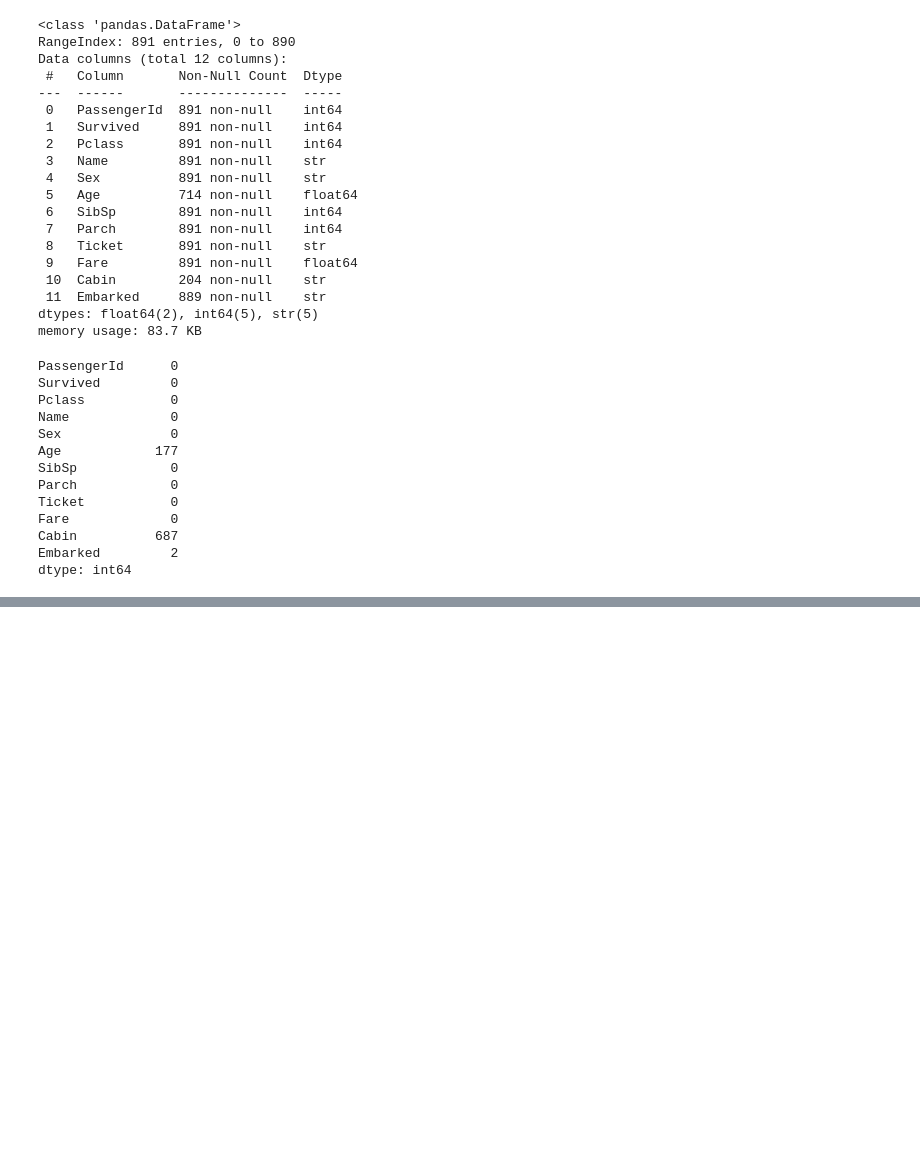
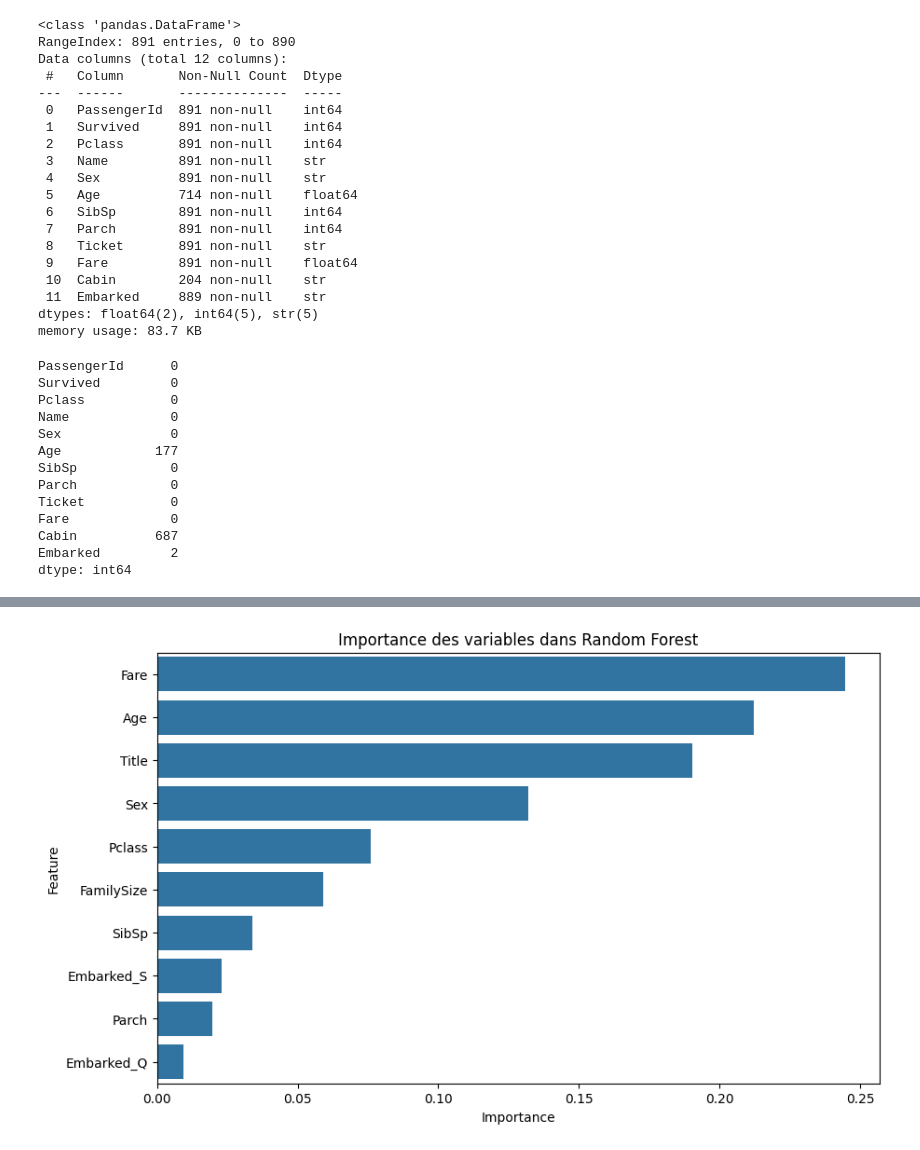
Before and after one commit to KurtGilmant/TitanicKaggle, a Jupyter notebook: Titanic_Project.ipynb, the cells around one changed output, grey strips where cells are left out. Saved outputs shown, nothing was run; the diff lists cells and outputs as text; code cells hidden in the pictures; blank space fills up the shorter version.

```diff
--- a/Titanic_Project.ipynb
+++ b/Titanic_Project.ipynb
@@ -303,0 +243,14 @@ X_val["FamilySize"] = X_val["SibSp"] + X_val["Parch"] + 1
+# %%
+#Visualisation de l'importance des features
+
+feature_importance = pd.DataFrame({
+    'Feature': X_train.columns,
+    'Importance': model_rf.feature_importances_
+}).sort_values(by='Importance', ascending=False)
+
+plt.figure(figsize=(10, 6))
+sns.barplot(data=feature_importance, x='Importance', y='Feature')
+plt.title('Importance des variables dans Random Forest')
+plt.show()
+# %% [output]
+[figure, added]
```
Also changed, not shown: parts of 63 cells of this notebook, 2 other files.
